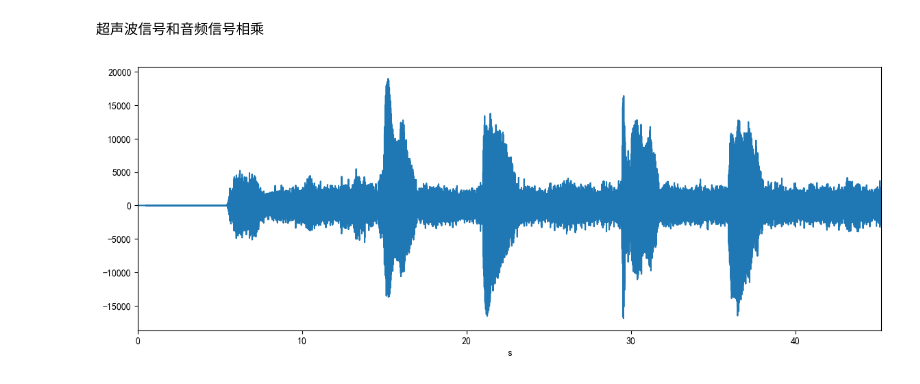
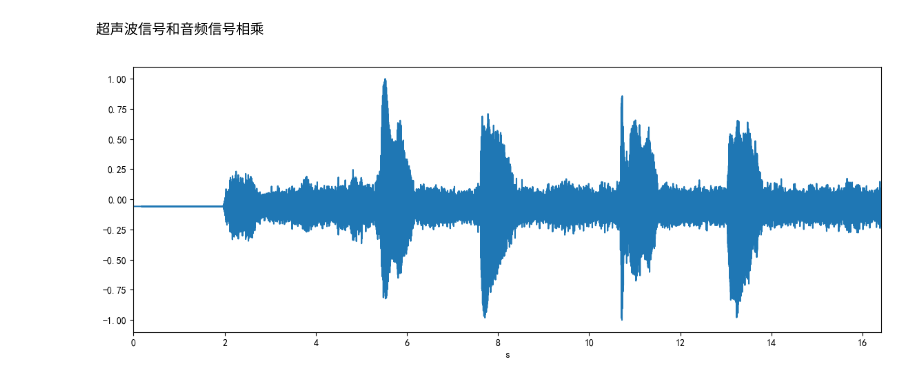
Before and after one commit to xjhhdyl/Alcohol_detection, a Jupyter notebook: code/data_preprocess.ipynb, the cells around one changed output. Cells and saved outputs as stored; diff of their text form; code cells hidden in the pictures.

```diff
--- a/code/data_preprocess.ipynb
+++ b/code/data_preprocess.ipynb
@@ -19,11 +19,23 @@ for i in dirlist:
 # %% [markdown]
 超声波信号和音频信号相乘
-# %%
-import utils.speechlib
-from utils.soundBase import soundBase
-
-sb = soundBase('../CollectedData/WAV/SingleWav1.wav') # 读取音频文件
-data , fs = sb.audioread()
-sb.soundplot(data)
-# %% [output]
-[figure, removed]
+# %%
+import utils.speechlib
+from utils.soundBase import soundBase
+from sklearn.preprocessing import MinMaxScaler
+import pandas as pd
+
+sb = soundBase('../CollectedData/WAV/SingleWav1.wav') # 读取音频文件
+audio_data , fs = sb.audioread()
+
+esd_df = pd.read_csv('../CollectedData/OutBINS/out_TEST_BINS1.csv') # 读取ESD数据文件
+
+
+# 音频幅值归一化
+min_max_scaler1 = MinMaxScaler(feature_range=(-1,1),copy=True) # 定义归一化的范围为[-1,1]
+audio_data_minmax = min_max_scaler1.fit_transform(audio_data.reshape(-1,1))
+sb.soundplot(audio_data_minmax,sr=fs)
+
+# 超声波幅值归一化
+min_max_scaler2 = MinMaxScaler(feature_range=(0,1),copy=True) # 定义归一化的范围为[0,1]
+# %% [output]
+[figure, added]
```
Also changed, not shown: parts of 1 cell of this notebook, 7 other files.
